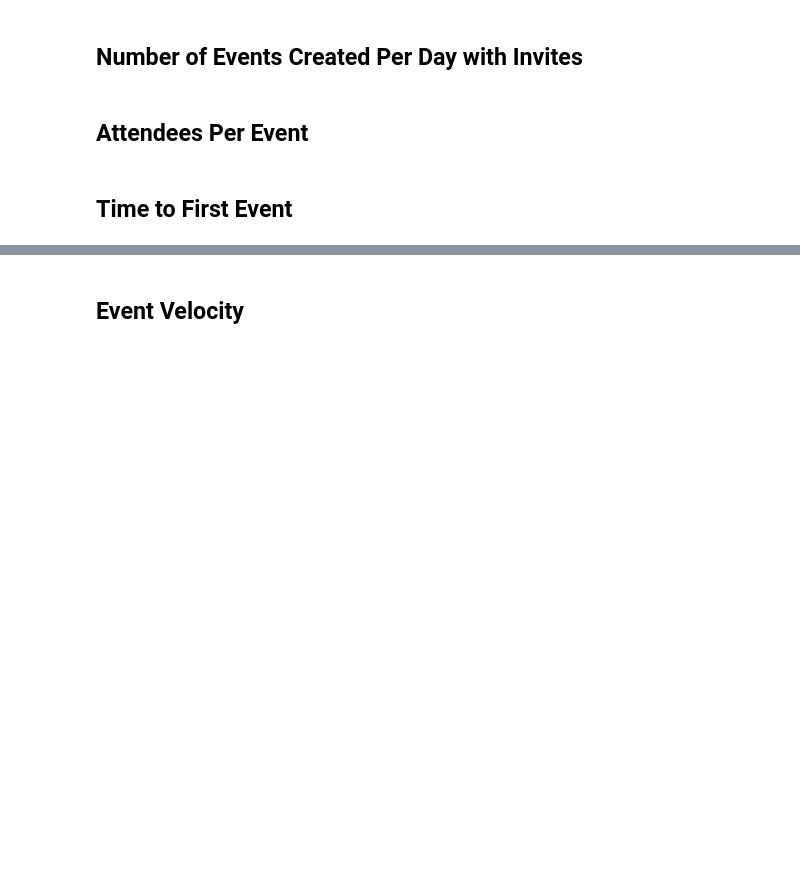
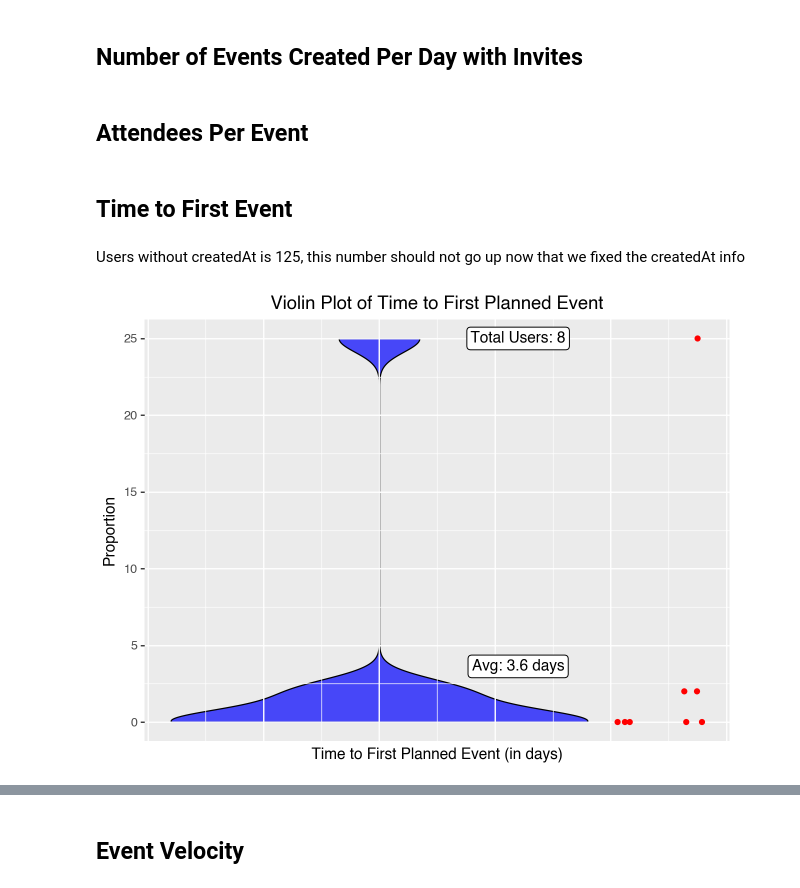
Before and after one commit to brandon841/analytics_report, a Jupyter notebook: event_analytics.ipynb, the cells around one changed output, grey strips where cells are left out. Cells and saved outputs as stored; diff of their text form; code cells hidden in the pictures; blank space fills up the shorter version.

Commit message:
updates with Time to First event and invite

```diff
--- a/event_analytics.ipynb
+++ b/event_analytics.ipynb
@@ -26,6 +26,13 @@ query = """
     FROM `etl-testing-478716.firebase_etl_prod.userinvites`
 """
 userinvites_df = bq.query(query).to_dataframe()
+
+# Read from the 'users' table in BigQuery
+query = """
+    SELECT *
+    FROM `etl-testing-478716.firebase_etl_prod.users`
+"""
+users_df = bq.query(query).to_dataframe()
 # %% [markdown]
 ## Number of Events Created Per Day with Invites
 # %%
@@ -110,4 +125,45 @@ fig.show()
 # %% [markdown]
 ## Time to First Event
+# %% [markdown]
+Users without createdAt is 125, this number should not go up now that we fixed the createdAt info
 # %%
-#on hold until I can get createdAt to be used
+#filtering to users with createdAt
+filtered_users_df = users_df[~users_df['createdAt'].isnull()]
+# %%
+#join filtered users with events
+first_planned_event = filtered_users_df.merge(events_df.sort_values('createdAt', ascending=True).drop_duplicates(subset='user_id', keep='first'),
+                         on='user_id',
+                             how='left',
+                             suffixes=('_user', '_event'))
+#time to first Event Creation
+first_planned_event['time_to_first_event'] = (first_planned_event['createdAt_event'] - first_planned_event['createdAt_user']).dt.days
+# %%
+from plotnine import *
+
+avg = first_planned_event['time_to_first_event'].mean()
+total = first_planned_event[first_planned_event['time_to_first_event'].notnull()].shape[0]
+
+labels_df = pd.DataFrame({
+    'x': [0.3, 0.3],
+    'y': [avg, first_planned_event['time_to_first_event'].max()],
+    'label': [f'Avg: {avg:.1f} days', f'Total Users: {total}']
+})
+
+#used for point plotting
+first_planned_event['x_jitter'] = 0.5 + np.random.uniform(0.0, 0.2, size=first_planned_event.shape[0])
+
+event_create_violin = (ggplot(first_planned_event, aes(y='time_to_first_event')) +
+    geom_violin(fill='blue', color='black', alpha=0.7) +
+    geom_point(aes(x='x_jitter', y='time_to_first_event'), color='red') +
+    labs(title='Violin Plot of Time to First Planned Event', x='Time to First Planned Event (in days)', y = "Proportion") +
+    theme(axis_text_x=element_blank(), # Removes the tick labels
+        axis_ticks_x=element_blank(), # Removes the tick marks
+    ) +
+    geom_label(data=labels_df,
+               mapping=aes(x='x', y='y', label='label'),
+                inherit_aes=False)
+)
+
+event_create_violin.show()
+# %% [output]
+[figure, added]
```
Also changed, not shown: parts of 9 cells of this notebook, 1 other file.
